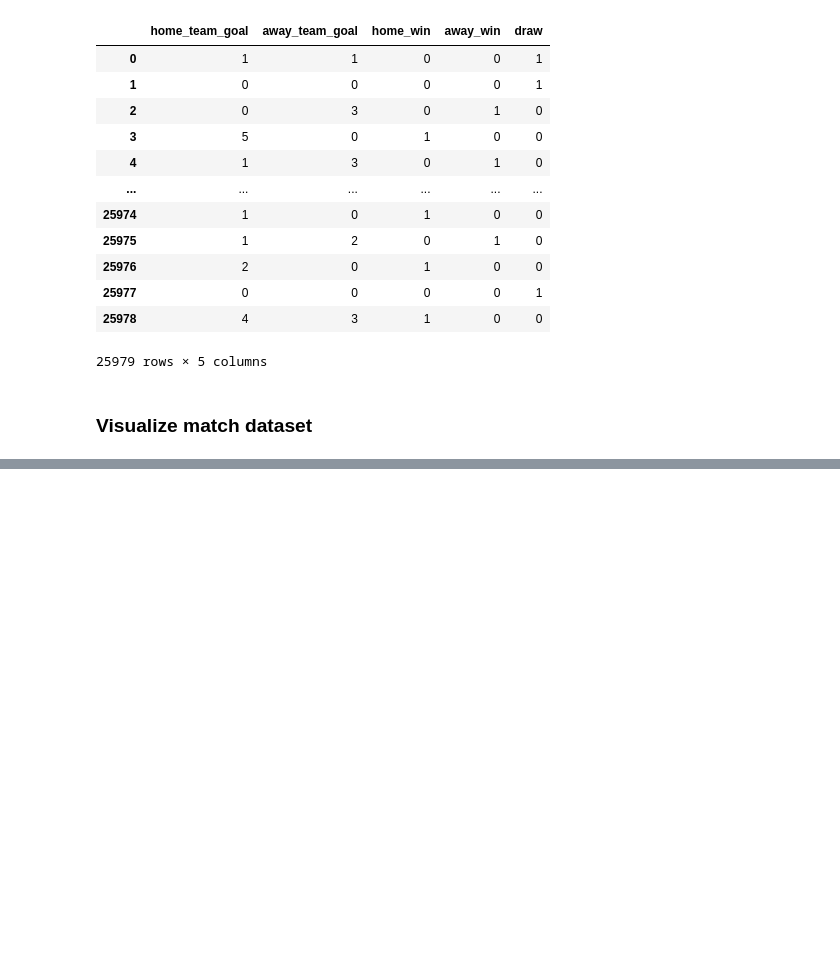
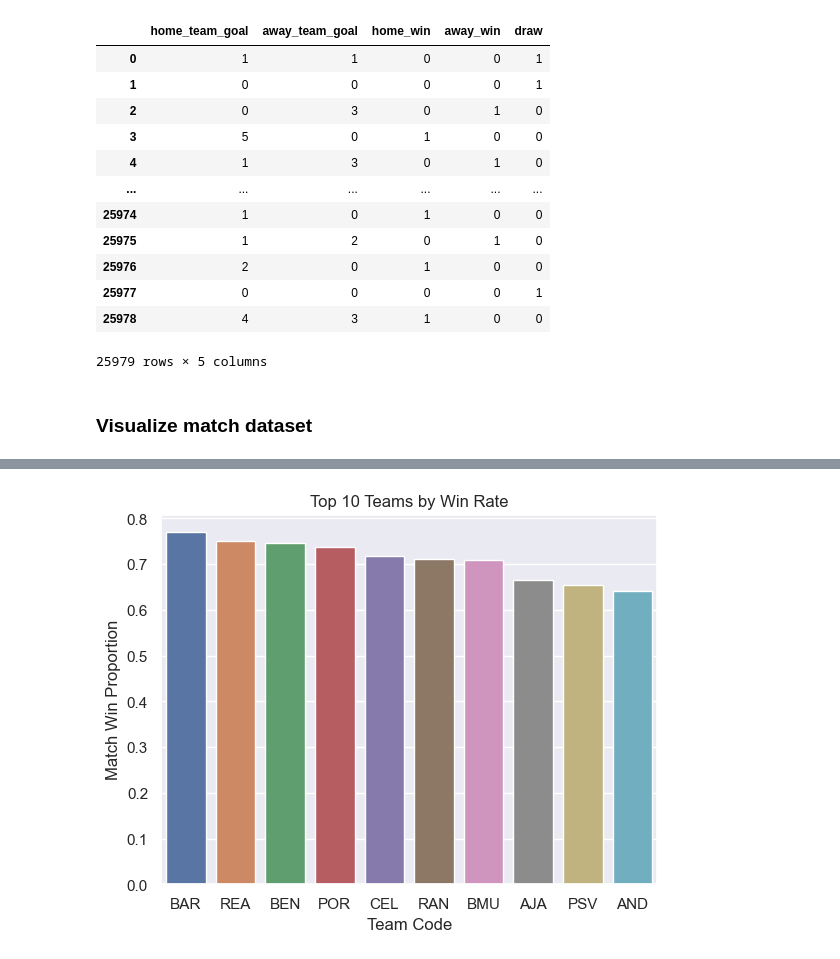
Before and after one commit to jexiao8211/CSDS312-Predicting-Soccer-Match-Outcome, a Jupyter notebook: data_exploration.ipynb, the cells around one changed output, grey strips where cells are left out. Cells and saved outputs as stored; diff of their text form; code cells hidden in the pictures; blank space fills up the shorter version.

```diff
--- a/data_exploration.ipynb
+++ b/data_exploration.ipynb
@@ -177,0 +206,29 @@ plt.show()
+# %%
+# Individual Team Success Factors
+data_team['matches played'] = np.zeros(299, dtype=int)
+data_team['wins'] = np.zeros(299, dtype=int)
+data_team['win rate'] = np.zeros(299, dtype=float)
+all_teams = data_team['team_api_id'].unique() # List of all team IDs
+# Set number of wins and total matches played for each team
+for t in all_teams:
+    t_data = match.loc[data_match['home_team_api_id'] == t]
+    total_matches = len(t_data)
+    win_data = t_data.loc[t_data['home_team_goal'] > t_data['away_team_goal']]
+    total_wins = len(win_data)
+    t_data = match.loc[data_match['away_team_api_id'] == t]
+    total_matches += len(t_data)
+    win_data = t_data.loc[t_data['away_team_goal'] > t_data['home_team_goal']]
+    total_wins += len(win_data)
+    data_team.loc[data_team['team_api_id'] == t, 'matches played'] = total_matches
+    data_team.loc[data_team['team_api_id'] == t, 'wins'] = total_wins
+    data_team.loc[data_team['team_api_id'] == t, 'win rate'] = total_wins / total_matches
+# Show top teams with win rate
+data_team.sort_values(by=['win rate'], ascending=False, inplace=True)
+sns.set_theme(style="darkgrid")
+sns.barplot(x=data_team.head(10)['team_short_name'], y=data_team.head(10)['win rate'])
+plt.title('Top 10 Teams by Win Rate')
+plt.ylabel('Match Win Proportion', fontsize=12)
+plt.xlabel('Team Code', fontsize=12)
+plt.show()
+# %% [output]
+[figure, added]
```
Also changed, not shown: parts of 13 cells of this notebook.
